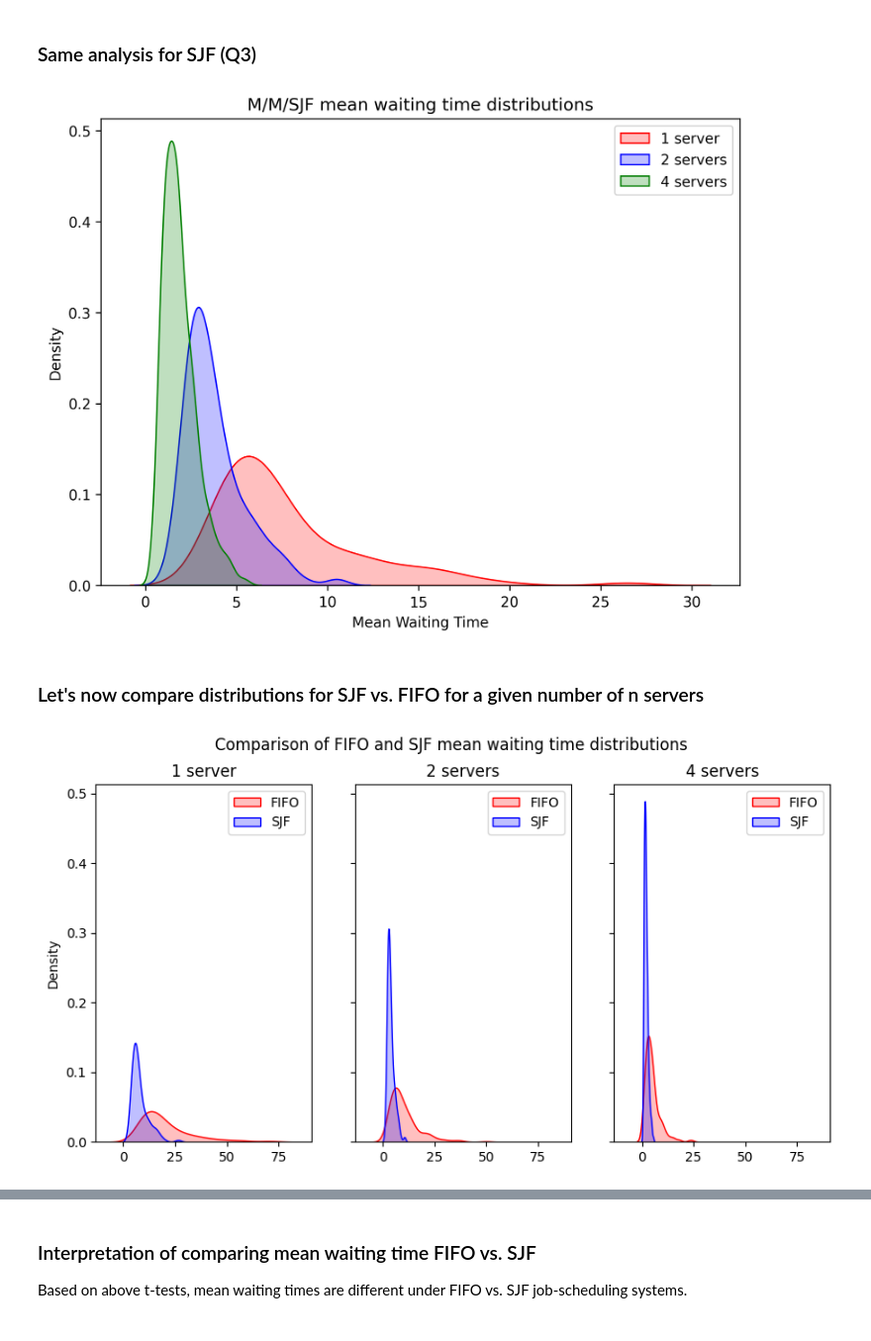
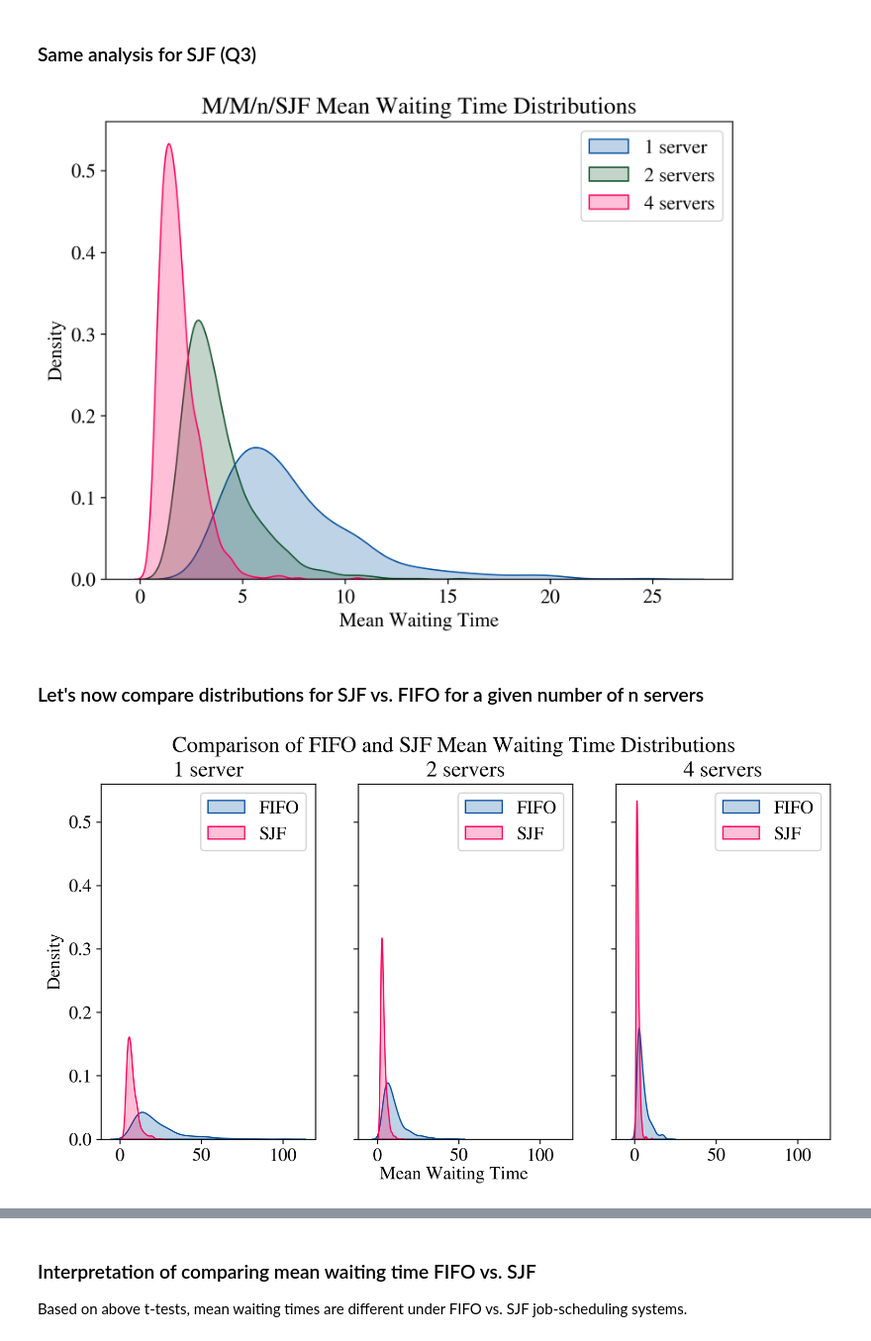
Before and after one commit to Caesar-blip/stochsim_assignment2, a Jupyter notebook: assignment2.ipynb, the cells around one changed output, grey strips where cells are left out. Shown at 99% size. Cells and saved outputs as stored; diff of their text form; code cells hidden in the pictures.

Commit message:
all plots finnal

```diff
--- a/assignment2.ipynb
+++ b/assignment2.ipynb
@@ -4,14 +4,21 @@ import pandas as pd
 import scipy.stats as st
 import matplotlib.pyplot as plt
 import seaborn as sns
+# %%
+# figure styling
+plt.rcParams.update({'font.size': 14})
+plt.rcParams['mathtext.fontset'] = 'stix'
+plt.rcParams['font.family'] = 'STIXGeneral'
+# plt.rcParams['figure.dpi']= 500
 # %%
 # set globals for all simulations to keep them comparable
-NUM_SIM = 200
+NUM_SIM = 1000
 NUM_CUST = 500
 SERVICE_TIME = 2
 
 p = np.array([0.1,0.2,0.3,0.4,0.5,0.6,0.7,0.8,0.9])
 intervalCustomers = SERVICE_TIME/p
+rhoVals = np.around(SERVICE_TIME/intervalCustomers, 1)
 # %%
 #2.2
 simulator1 = queuSim(capacity=1, numSim=NUM_SIM, intervalCustomers = 2.1, serviceTime = 2)
@@ -118,40 +132,41 @@ for sim in sjf_waitTimes4:
 # plotting the distributions (using kde) in one figure
 fig = plt.figure(figsize=(8, 6), dpi=300)
 ax = fig.add_subplot(111, axisbelow=True)
-ax = sns.kdeplot(sjf_means_1server, shade=True, color="r", label='1 server')
-ax = sns.kdeplot(sjf_means_2server, shade=True, color="b", label='2 servers')
-ax = sns.kdeplot(sjf_means_4server, shade=True, color="g", label='4 servers')
+ax = sns.kdeplot(sjf_means_1server, shade=True, color="#0051a2", label='1 server')
+ax = sns.kdeplot(sjf_means_2server, shade=True, color="#10542c", label='2 servers')
+ax = sns.kdeplot(sjf_means_4server, shade=True, color="#ff005e", label='4 servers')
 plt.xlabel('Mean Waiting Time')
-plt.title('M/M/SJF mean waiting time distributions')
+plt.title('M/M/n/SJF Mean Waiting Time Distributions')
 plt.legend()
 plt.show()
-fig.savefig("figures/sjfdistribution.png")
+fig.savefig("figures/sjf_distribution.png")
 # %% [output]
-[figure, old version]
+[figure, new version]
 # %% [markdown]
 ### Let's now compare distributions for SJF vs. FIFO for a given number of n servers
 # %%
-fig, (ax1, ax2, ax3) = plt.subplots(1, 3, figsize=(10,5), dpi=100, sharey=True, sharex=True)
-sns.kdeplot(ax=ax1, x=means_1server, shade=True, color="r", label='FIFO')
-sns.kdeplot(ax=ax1, x=sjf_means_1server, shade=True, color="b", label='SJF')
+fig, (ax1, ax2, ax3) = plt.subplots(1, 3, figsize=(10,5), dpi=300, sharey=True, sharex=True)
+sns.kdeplot(ax=ax1, x=means_1server, shade=True, color="#0051a2", label='FIFO')
+sns.kdeplot(ax=ax1, x=sjf_means_1server, shade=True, color="#ff005e", label='SJF')
 
-sns.kdeplot(ax=ax2, x=means_2server, shade=True, color="r", label='FIFO')
-sns.kdeplot(ax=ax2, x=sjf_means_2server, shade=True, color="b", label='SJF')
+sns.kdeplot(ax=ax2, x=means_2server, shade=True, color="#0051a2", label='FIFO')
+sns.kdeplot(ax=ax2, x=sjf_means_2server, shade=True, color="#ff005e", label='SJF')
 
-sns.kdeplot(ax=ax3, x=means_4server, shade=True, color="r", label='FIFO')
-sns.kdeplot(ax=ax3, x=sjf_means_4server, shade=True, color="b", label='SJF')
+sns.kdeplot(ax=ax3, x=means_4server, shade=True, color="#0051a2", label='FIFO')
+sns.kdeplot(ax=ax3, x=sjf_means_4server, shade=True, color="#ff005e", label='SJF')
 
 ax1.legend()
 ax2.legend()
 ax3.legend()
 ax1.set_title('1 server')
 ax2.set_title('2 servers')
 ax3.set_title('4 servers')
-fig.suptitle('Comparison of FIFO and SJF mean waiting time distributions')
+fig.suptitle('Comparison of FIFO and SJF Mean Waiting Time Distributions')
+fig.text(0.5, 0.04,  'Mean Waiting Time', ha='center')
 plt.show()
 fig.savefig("figures/distrubutionsSJFFIFO")
 # %% [output]
-[figure, old version]
+[figure, new version]
 # %%
 # ANSWER TO QUESTION 3.1
 # Testing for difference in means
```
Also changed, not shown: parts of 16 cells of this notebook, 16 other files.
